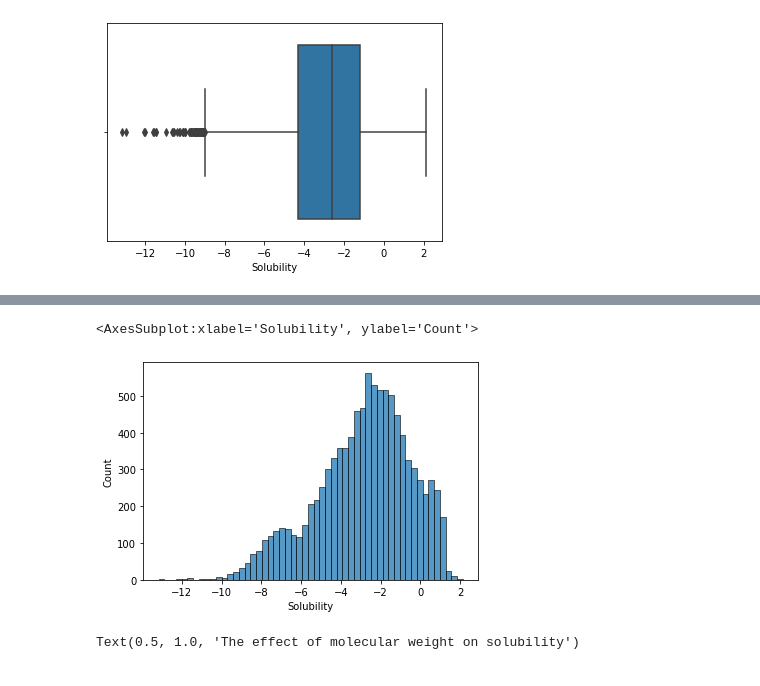
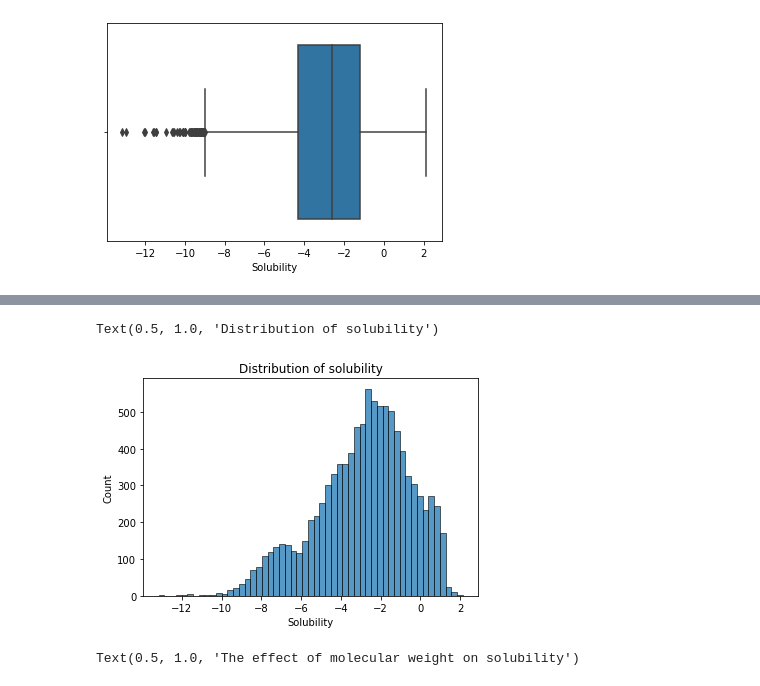
Before and after one commit to ayap20/CHEM6090_Project, a Jupyter notebook: EDA_aqsoldb.ipynb, the cells around one changed output, grey strips where cells are left out. Cells and saved outputs as stored; diff of their text form; code cells hidden in the pictures.

```diff
--- a/EDA_aqsoldb.ipynb
+++ b/EDA_aqsoldb.ipynb
@@ -65,9 +65,9 @@ df[df.Solubility < -9.001210475837501]
 # %%
 # histogram of solubility values to see spread of data
-sns.histplot(data=df, x='Solubility')
+sns.histplot(data=df, x='Solubility').set_title('Distribution of solubility')
 # %% [output]
-<AxesSubplot:xlabel='Solubility', ylabel='Count'>
+Text(0.5, 1.0, 'Distribution of solubility')
-[figure, old version]
+[figure, new version]
 # %%
 # Solubility vs MW
 sns.scatterplot(data=df, x='MolWt', y='Solubility').set_title('The effect of molecular weight on solubility')
```
Also changed, not shown: parts of 4 cells of this notebook, 11 other files.
